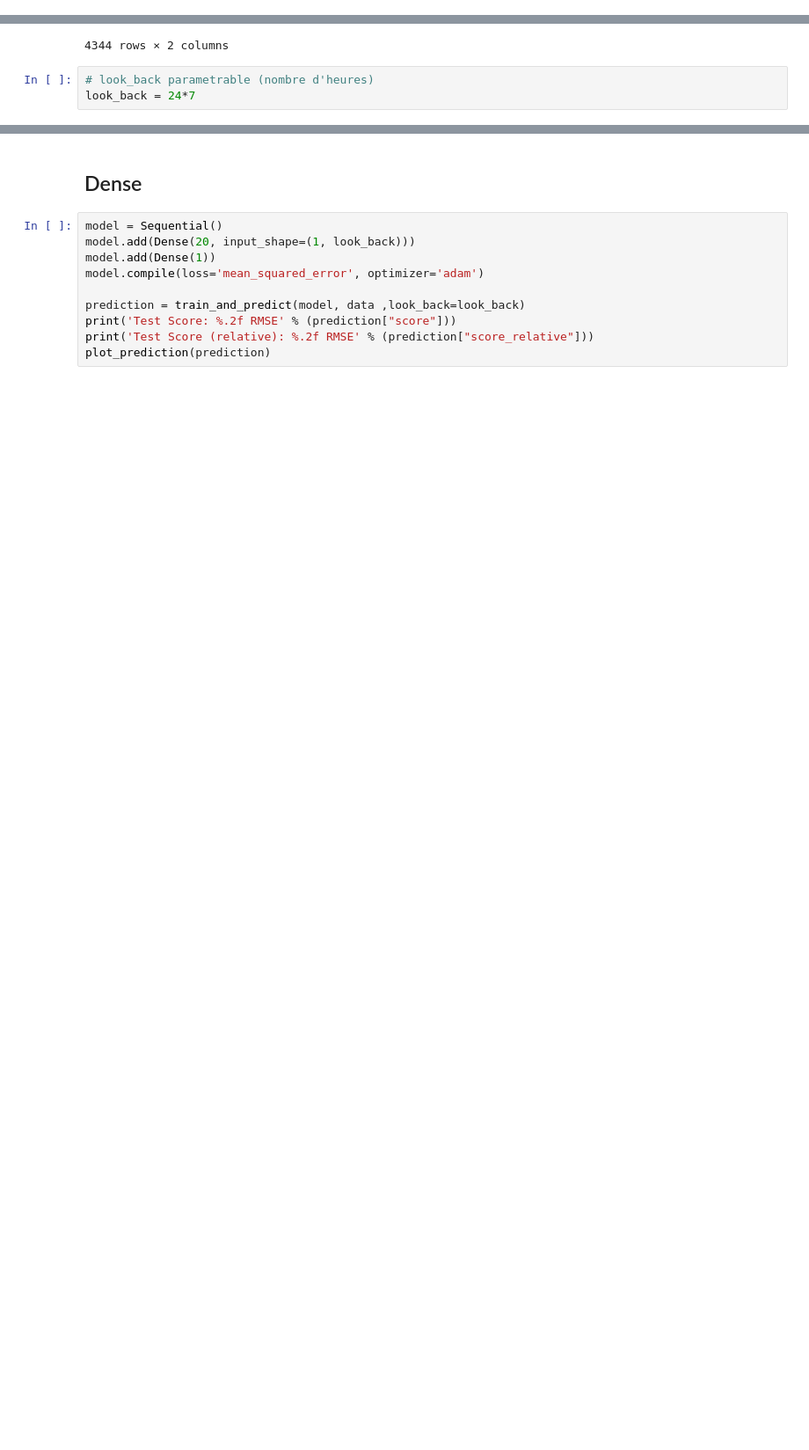
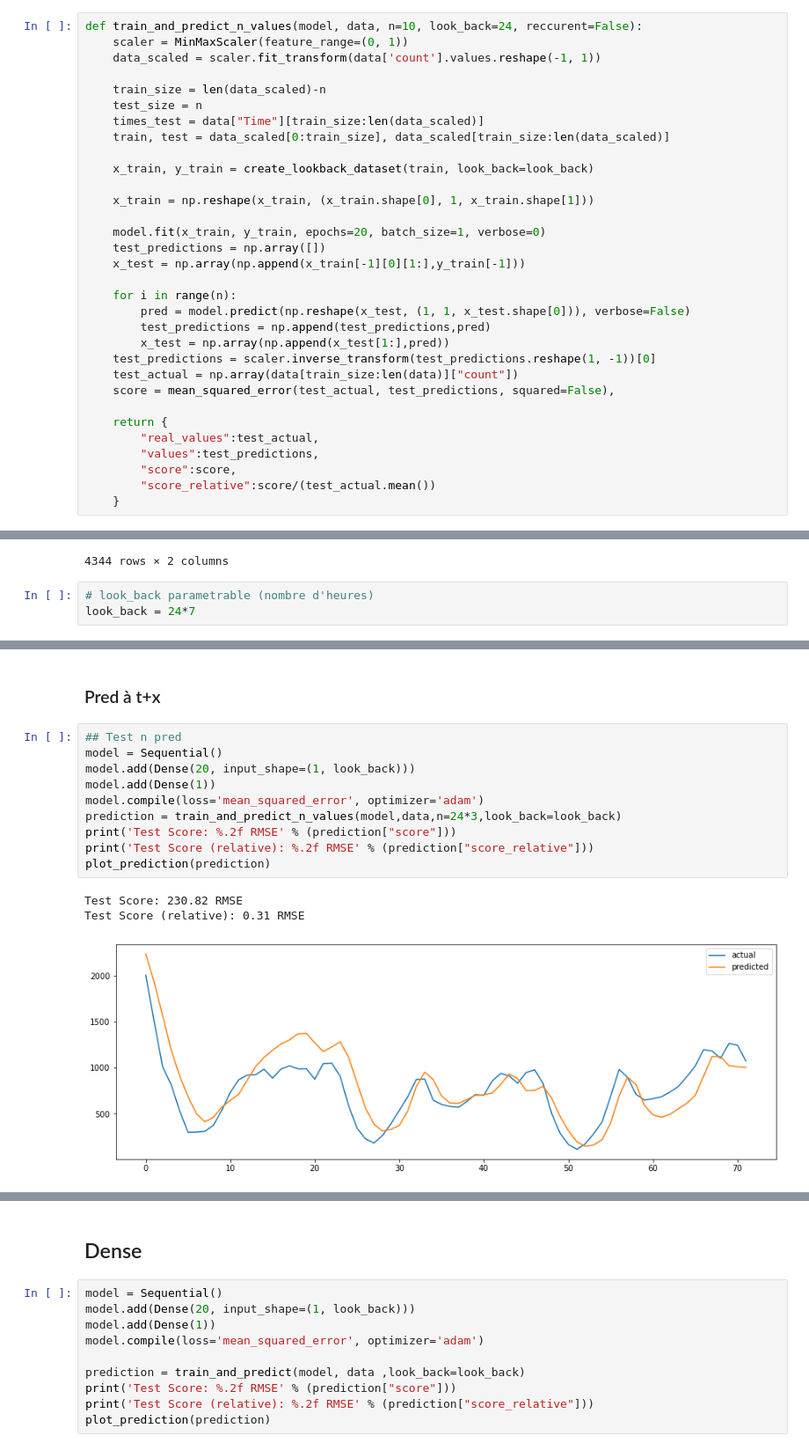
Before and after one commit to clementB94/time_series_project, a Jupyter notebook: deep_learning.ipynb, the cells around one changed output, grey strips where cells are left out. Shown at 88% size. Saved outputs shown, nothing was run; the diff lists cells and outputs as text; blank space fills up the shorter version.

```diff
--- a/deep_learning.ipynb
+++ b/deep_learning.ipynb
@@ -55,6 +55,38 @@ def train_and_predict(model, data, test_size=0.8, look_back=24, reccurent=False)
         "score":score,
         "score_relative":score/test_actual[0].mean()
     }
+# %%
+def train_and_predict_n_values(model, data, n=10, look_back=24, reccurent=False):
+    scaler = MinMaxScaler(feature_range=(0, 1))
+    data_scaled = scaler.fit_transform(data['count'].values.reshape(-1, 1))
+
+    train_size = len(data_scaled)-n
+    test_size = n
+    times_test = data["Time"][train_size:len(data_scaled)]
+    train, test = data_scaled[0:train_size], data_scaled[train_size:len(data_scaled)]
+
+    x_train, y_train = create_lookback_dataset(train, look_back=look_back)
+
+    x_train = np.reshape(x_train, (x_train.shape[0], 1, x_train.shape[1]))
+
+    model.fit(x_train, y_train, epochs=20, batch_size=1, verbose=0)
+    test_predictions = np.array([])
+    x_test = np.array(np.append(x_train[-1][0][1:],y_train[-1]))
+
+    for i in range(n):
+        pred = model.predict(np.reshape(x_test, (1, 1, x_test.shape[0])), verbose=False)
+        test_predictions = np.append(test_predictions,pred)
+        x_test = np.array(np.append(x_test[1:],pred))
+    test_predictions = scaler.inverse_transform(test_predictions.reshape(1, -1))[0]
+    test_actual = np.array(data[train_size:len(data)]["count"])
+    score = mean_squared_error(test_actual, test_predictions, squared=False),
+
+    return {
+        "real_values":test_actual,
+        "values":test_predictions,
+        "score":score,
+        "score_relative":score/(test_actual.mean())
+    }
 # %%
 def plot_prediction(prediction):
     plt.figure(figsize=(15,5))
@@ -100,0 +152,16 @@ look_back = 24*7
+# %% [markdown]
+### Pred à t+x
+# %%
+## Test n pred
+model = Sequential()
+model.add(Dense(20, input_shape=(1, look_back)))
+model.add(Dense(1))
+model.compile(loss='mean_squared_error', optimizer='adam')
+prediction = train_and_predict_n_values(model,data,n=24*3,look_back=look_back)
+print('Test Score: %.2f RMSE' % (prediction["score"]))
+print('Test Score (relative): %.2f RMSE' % (prediction["score_relative"]))
+plot_prediction(prediction)
+# %% [output]
+Test Score: 230.82 RMSE
+Test Score (relative): 0.31 RMSE
+[figure, added]
```
Also changed, not shown: parts of 30 cells of this notebook.
